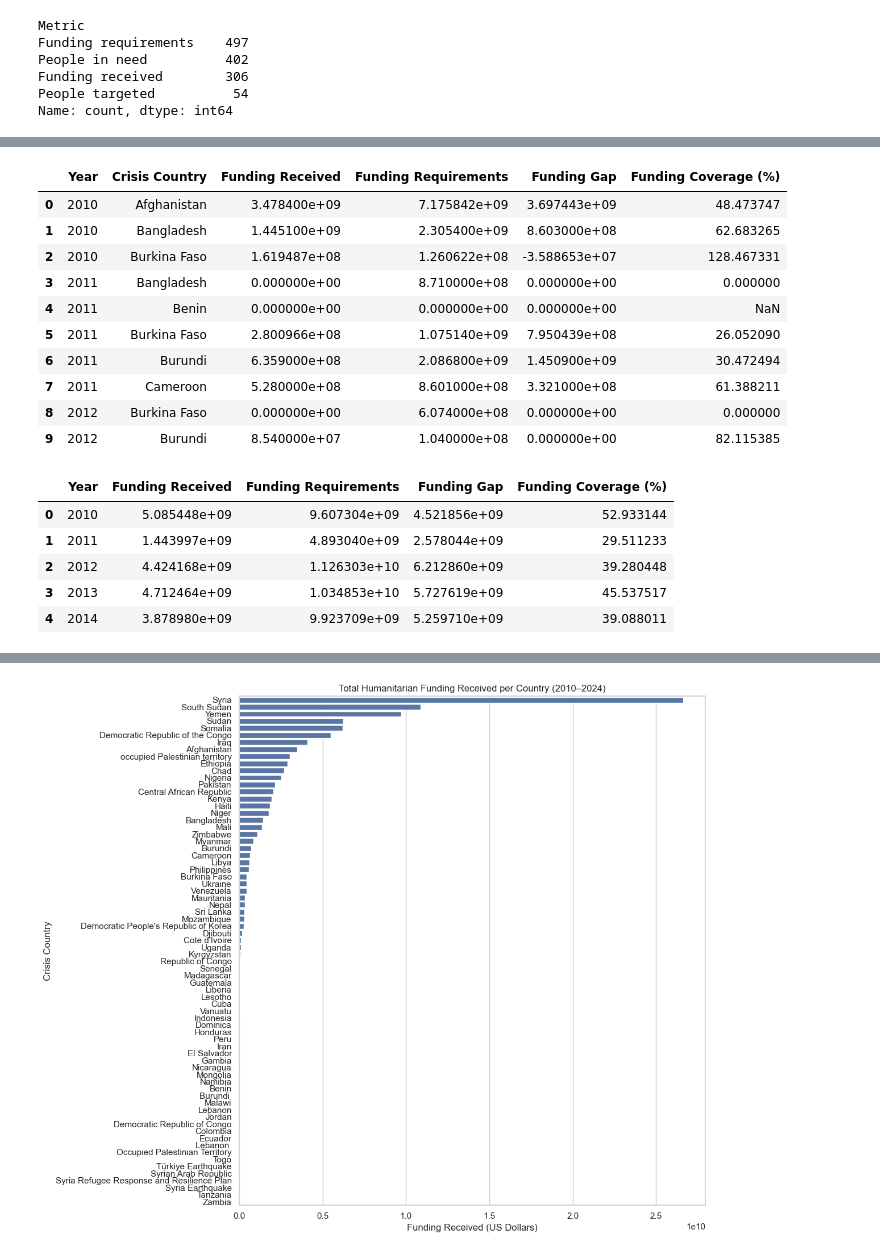
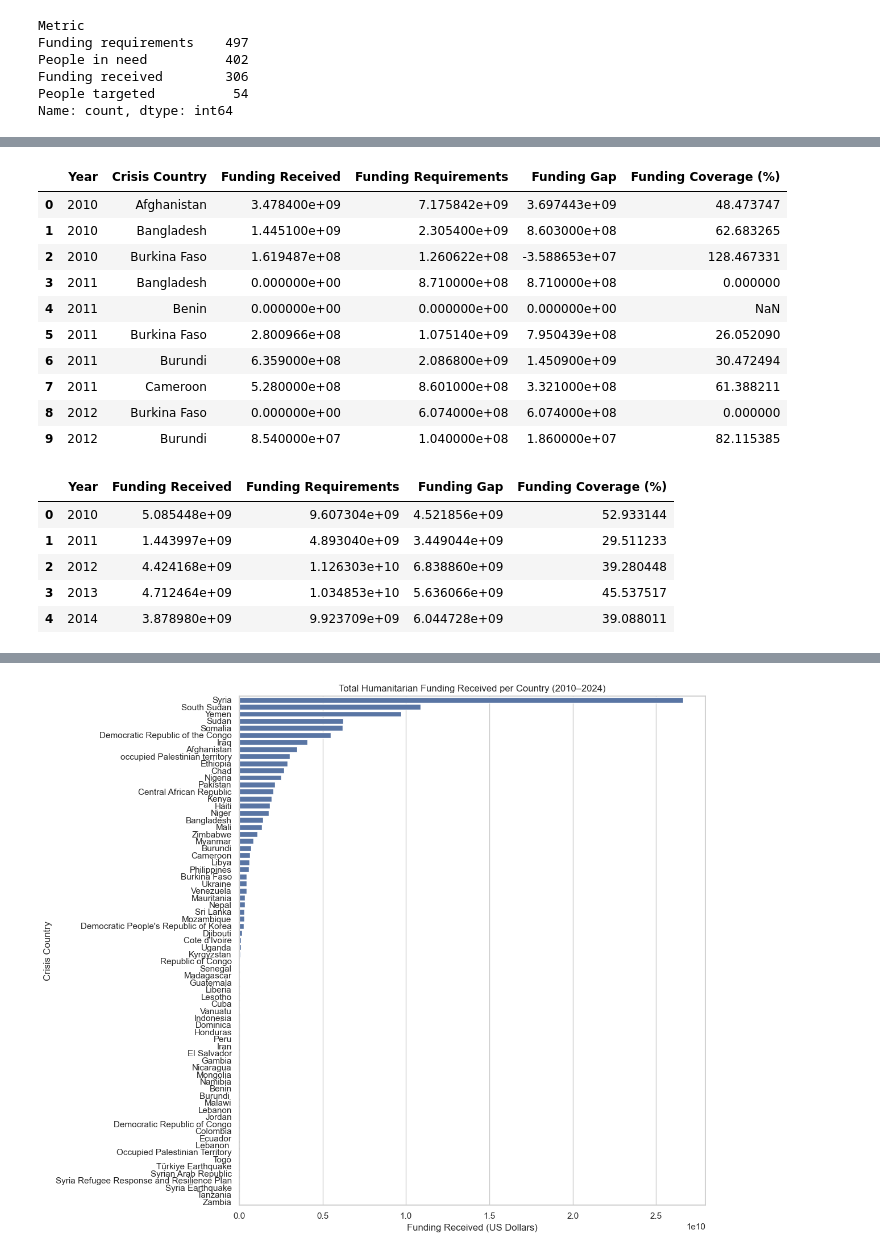
Before and after one commit to Zyjones/Crisis---Humanitarian-Needs-EDA, a Jupyter notebook: Notebooks/EDA/ColetteO_EDA.ipynb, the cells around one changed output, grey strips where cells are left out. Cells and saved outputs as stored; diff of their text form; code cells hidden in the pictures.

```diff
--- a/Notebooks/EDA/ColetteO_EDA.ipynb
+++ b/Notebooks/EDA/ColetteO_EDA.ipynb
@@ -148,28 +148,33 @@ metrics_summary.head()
 # %%
 # Group by Year and Country to get totals per country per year
 country_year_summary = metrics_summary.groupby(['Year', 'Crisis Country'])[
     ['Funding Received', 'Funding Requirements', 'Funding Gap']
 ].sum().reset_index()
+
+# Recalculate the Funding Gap after aggregation
+country_year_summary['Funding Gap'] = (
+    country_year_summary['Funding Requirements'] - country_year_summary['Funding Received']
+)
 
 # Calculate funding coverage percentage per country per year
 country_year_summary['Funding Coverage (%)'] = (
     country_year_summary['Funding Received'] / country_year_summary['Funding Requirements']
 ) * 100
 
 
 country_year_summary.head(10)
 # %% [output]
 |  | Year | Crisis Country | Funding Received | Funding Requirements | Funding Gap | Funding Coverage (%) |
 | 0 | 2010 | Afghanistan | 3.478400e+09 | 7.175842e+09 | 3.697443e+09 | 48.473747 |
 | 1 | 2010 | Bangladesh | 1.445100e+09 | 2.305400e+09 | 8.603000e+08 | 62.683265 |
 | 2 | 2010 | Burkina Faso | 1.619487e+08 | 1.260622e+08 | -3.588653e+07 | 128.467331 |
-| 3 | 2011 | Bangladesh | 0.000000e+00 | 8.710000e+08 | 0.000000e+00 | 0.000000 |
+| 3 | 2011 | Bangladesh | 0.000000e+00 | 8.710000e+08 | 8.710000e+08 | 0.000000 |
 | 4 | 2011 | Benin | 0.000000e+00 | 0.000000e+00 | 0.000000e+00 | NaN |
 | 5 | 2011 | Burkina Faso | 2.800966e+08 | 1.075140e+09 | 7.950439e+08 | 26.052090 |
 | 6 | 2011 | Burundi | 6.359000e+08 | 2.086800e+09 | 1.450900e+09 | 30.472494 |
 | 7 | 2011 | Cameroon | 5.280000e+08 | 8.601000e+08 | 3.321000e+08 | 61.388211 |
-| 8 | 2012 | Burkina Faso | 0.000000e+00 | 6.074000e+08 | 0.000000e+00 | 0.000000 |
-| 9 | 2012 | Burundi | 8.540000e+07 | 1.040000e+08 | 0.000000e+00 | 82.115385 |
+| 8 | 2012 | Burkina Faso | 0.000000e+00 | 6.074000e+08 | 6.074000e+08 | 0.000000 |
+| 9 | 2012 | Burundi | 8.540000e+07 | 1.040000e+08 | 1.860000e+07 | 82.115385 |
 # %%
 # Create yearly global summary
 yearly_summary = country_year_summary.groupby('Year')[
@@ -185,10 +190,10 @@ yearly_summary.head()
 # %% [output]
 |  | Year | Funding Received | Funding Requirements | Funding Gap | Funding Coverage (%) |
 | 0 | 2010 | 5.085448e+09 | 9.607304e+09 | 4.521856e+09 | 52.933144 |
-| 1 | 2011 | 1.443997e+09 | 4.893040e+09 | 2.578044e+09 | 29.511233 |
-| 2 | 2012 | 4.424168e+09 | 1.126303e+10 | 6.212860e+09 | 39.280448 |
-| 3 | 2013 | 4.712464e+09 | 1.034853e+10 | 5.727619e+09 | 45.537517 |
-| 4 | 2014 | 3.878980e+09 | 9.923709e+09 | 5.259710e+09 | 39.088011 |
+| 1 | 2011 | 1.443997e+09 | 4.893040e+09 | 3.449044e+09 | 29.511233 |
+| 2 | 2012 | 4.424168e+09 | 1.126303e+10 | 6.838860e+09 | 39.280448 |
+| 3 | 2013 | 4.712464e+09 | 1.034853e+10 | 5.636066e+09 | 45.537517 |
+| 4 | 2014 | 3.878980e+09 | 9.923709e+09 | 6.044728e+09 | 39.088011 |
 # %%
 # Plot 1: Global Funding Evolution Over Time (in Billions)
 
```
Also changed, not shown: parts of 12 cells of this notebook.
